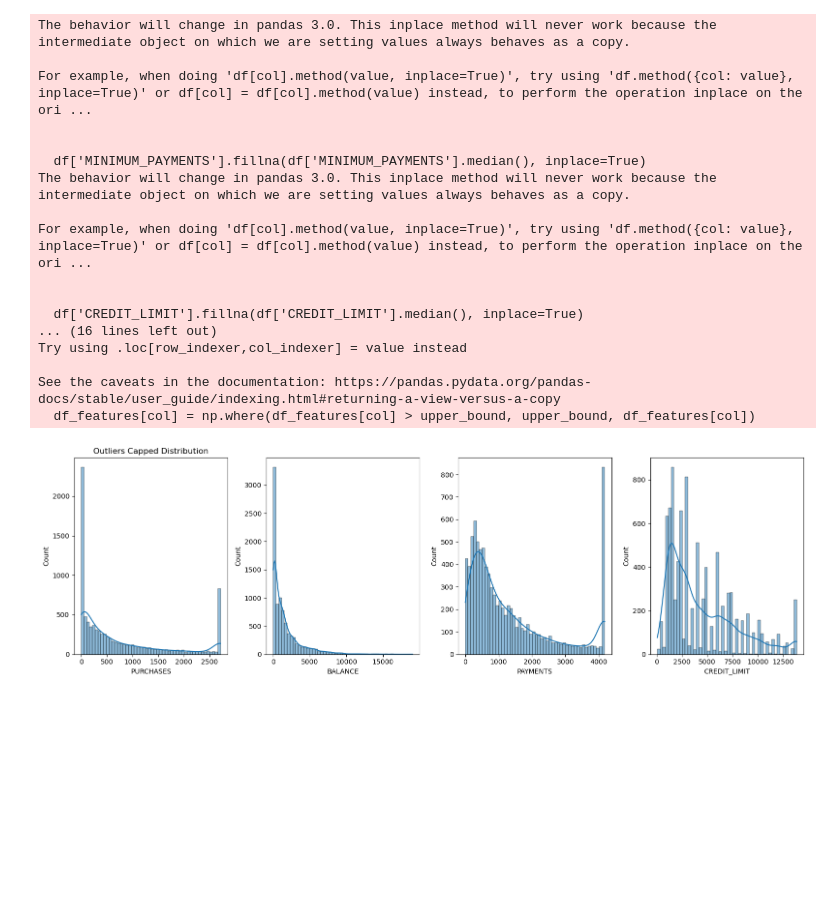
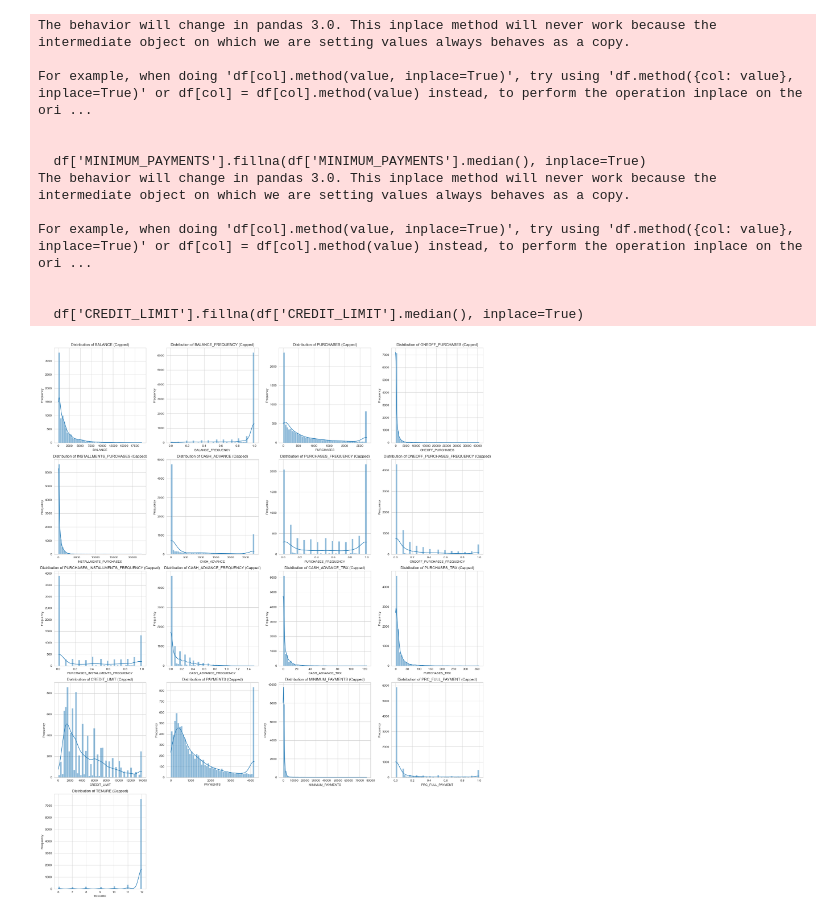
Before and after one commit to Jhananishri-B/CLUSTERING_TASK, a Jupyter notebook: VISUALS.ipynb, the cells around one changed output. Cells and saved outputs as stored; diff of their text form; code cells hidden in the pictures; blank space fills up the shorter version.

```diff
--- a/VISUALS.ipynb
+++ b/VISUALS.ipynb
@@ -20,53 +30,50 @@ plt.show()
 # %%
+import numpy as np
 import pandas as pd
 from sklearn.preprocessing import RobustScaler
-import matplotlib.pyplot as plt
-import seaborn as sns
-import numpy as np
-df = pd.read_csv('CC GENERAL.csv')
-df.drop('CUST_ID', axis=1, inplace=True)
+
 df['MINIMUM_PAYMENTS'].fillna(df['MINIMUM_PAYMENTS'].median(), inplace=True)
 df['CREDIT_LIMIT'].fillna(df['CREDIT_LIMIT'].median(), inplace=True)
-features = [
-    'BALANCE', 'PURCHASES', 'CASH_ADVANCE', 'PAYMENTS',
-    'CREDIT_LIMIT', 'PURCHASES_FREQUENCY', 'ONEOFF_PURCHASES_FREQUENCY',
-    'CASH_ADVANCE_FREQUENCY', 'TENURE', 'PRC_FULL_PAYMENT'
-]
-df_features = df[features]
+
+numeric_cols = df.select_dtypes(include=[np.number]).columns.tolist()
+
 for col in ['PURCHASES', 'CASH_ADVANCE', 'PAYMENTS', 'CREDIT_LIMIT']:
-    Q1 = df_features[col].quantile(0.25)
-    Q3 = df_features[col].quantile(0.75)
+    Q1 = df[col].quantile(0.25)
+    Q3 = df[col].quantile(0.75)
     IQR = Q3 - Q1
     upper_bound = Q3 + 1.5 * IQR
-    df_features[col] = np.where(df_features[col] > upper_bound, upper_bound, df_features[col])
+    df[col] = np.where(df[col] > upper_bound, upper_bound, df[col])
 robust_scaler = RobustScaler()
-df_processed = robust_scaler.fit_transform(df_features)
-df_processed = pd.DataFrame(df_processed, columns=features)
-fig, (ax1, ax2, ax3, ax4) = plt.subplots(ncols=4, figsize=(16, 5))
-sns.histplot(df_features['PURCHASES'], bins=50, kde=True, ax=ax1)
-sns.histplot(df_features['BALANCE'], bins=50, kde=True, ax=ax2)
-sns.histplot(df_features['PAYMENTS'], bins=50, kde=True, ax=ax3)
-sns.histplot(df_features['CREDIT_LIMIT'], bins=50, kde=True, ax=ax4)
+df_processed = robust_scaler.fit_transform(df[numeric_cols])
+df_processed = pd.DataFrame(df_processed, columns=numeric_cols)
 
-ax1.set_title('Outliers Capped Distribution')
+n_cols = 4
+n_rows = int(np.ceil(len(numeric_cols) / n_cols))
+
+fig, axes = plt.subplots(n_rows, n_cols, figsize=(20, 5 * n_rows))
+axes = axes.flatten()
+
+for i, col in enumerate(numeric_cols):
+    sns.histplot(df[col], bins=50, kde=True, ax=axes[i])
+    axes[i].set_title(f'Distribution of {col} (Capped)')
+    axes[i].set_xlabel(col)
+    axes[i].set_ylabel("Frequency")
+for j in range(i + 1, len(axes)):
+    fig.delaxes(axes[j])
+
 plt.tight_layout()
 plt.show()
 # %% [output]
 The behavior will change in pandas 3.0. This inplace method will never work because the intermediate object on which we are setting values always behaves as a copy.
 
 For example, when doing 'df[col].method(value, inplace=True)', try using 'df.method({col: value}, inplace=True)' or df[col] = df[col].method(value) instead, to perform the operation inplace on the ori ...
 
 
   df['MINIMUM_PAYMENTS'].fillna(df['MINIMUM_PAYMENTS'].median(), inplace=True)
 The behavior will change in pandas 3.0. This inplace method will never work because the intermediate object on which we are setting values always behaves as a copy.
 
 For example, when doing 'df[col].method(value, inplace=True)', try using 'df.method({col: value}, inplace=True)' or df[col] = df[col].method(value) instead, to perform the operation inplace on the ori ...
 
 
   df['CREDIT_LIMIT'].fillna(df['CREDIT_LIMIT'].median(), inplace=True)
-... (16 lines left out)
-Try using .loc[row_indexer,col_indexer] = value instead
-
-See the caveats in the documentation: https://pandas.pydata.org/pandas-docs/stable/user_guide/indexing.html#returning-a-view-versus-a-copy
-  df_features[col] = np.where(df_features[col] > upper_bound, upper_bound, df_features[col])
-[figure, old version]
+[figure, new version]
```
Also changed, not shown: parts of 2 cells of this notebook, 8 other files.
